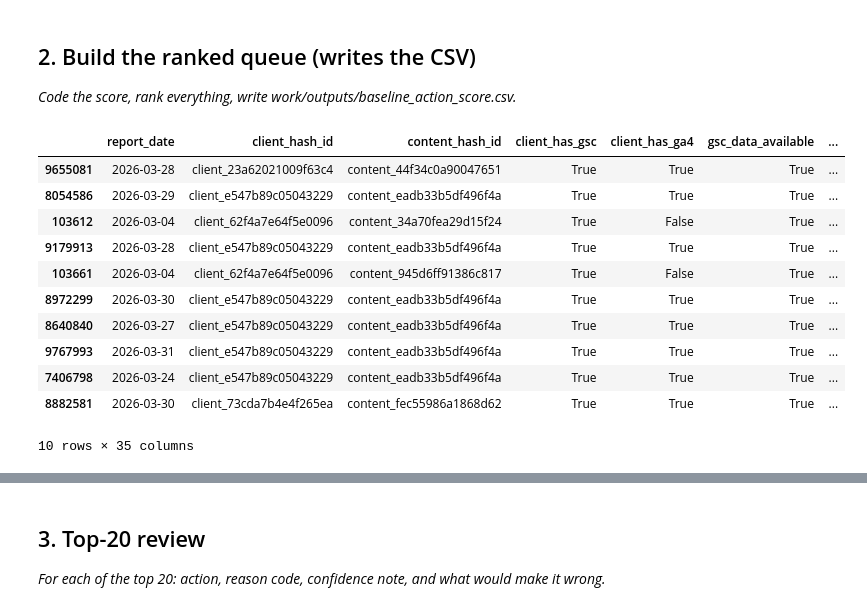
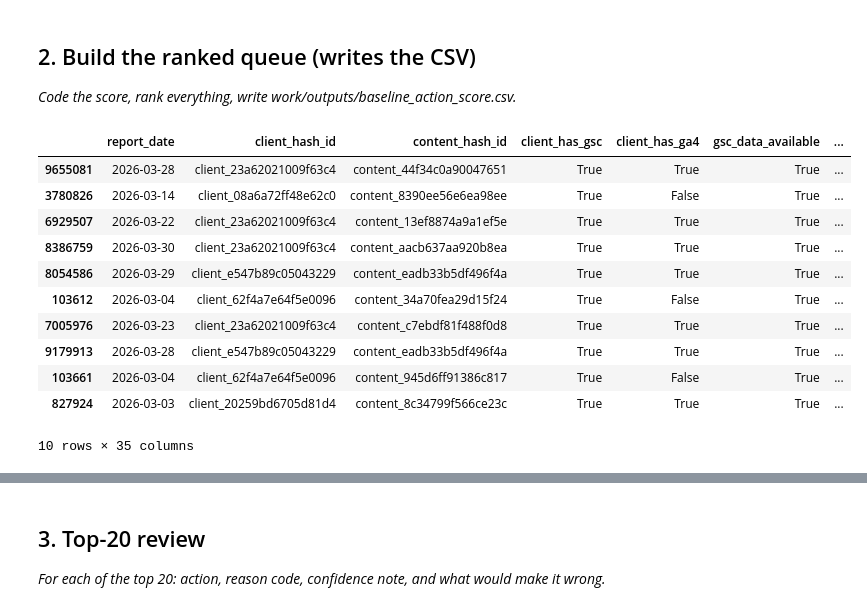
Before and after one commit to hapepaAhmed/my-capstone-project, a Jupyter notebook: work/notebooks/w04_baseline_score.ipynb, the cells around one changed output, grey strips where cells are left out. Drawn from its saved outputs; the diff is of its cells as text; code cells hidden in the pictures.

```diff
--- a/work/notebooks/w04_baseline_score.ipynb
+++ b/work/notebooks/w04_baseline_score.ipynb
@@ -79,52 +78,97 @@ baseline["impressions_norm"] = (
     baseline["gsc_impressions"] - baseline["gsc_impressions"].min()
 ) / (
     baseline["gsc_impressions"].max() - baseline["gsc_impressions"].min()
 )
 
 baseline["position_norm"] = (
     baseline["gsc_avg_position"] - baseline["gsc_avg_position"].min()
 ) / (
     baseline["gsc_avg_position"].max() - baseline["gsc_avg_position"].min()
 )
 
 # Higher impressions + worse position = higher priority
 baseline["baseline_score"] = (
-    baseline["impressions_norm"] * 0.6 +
-    baseline["position_norm"] * 0.4
+    baseline["impressions_norm"] +
+    baseline["position_norm"]
+) / 2
+
+# Reason code
+high_impressions = (
+    baseline["gsc_impressions"] >=
+    baseline["gsc_impressions"].median()
 )
 
-# Reason code
-baseline["reason_code"] = np.where(
-    (baseline["gsc_impressions"] >= baseline["gsc_impressions"].median()) &
-    (baseline["gsc_avg_position"] > baseline["gsc_avg_position"].median()),
-    "HIGH_IMPRESSIONS_LOW_RANK",
-    "LOW_PRIORITY"
+good_position = (
+    baseline["gsc_avg_position"] <=
+    baseline["gsc_avg_position"].median()
 )
 
+poor_position = ~good_position
+
 # Action label
-baseline["action"] = np.where(
-    baseline["reason_code"] == "HIGH_IMPRESSIONS_LOW_RANK",
-    "Optimize Content",
-    "Monitor"
+conditions = [
+
+    high_impressions & poor_position,
+
+    ~high_impressions,
+
+    good_position
+
+]
+
+choices = [
+
+    "HIGH_IMPRESSIONS_LOW_RANK",
+
+    "LOW_IMPRESSIONS",
+
+    "GOOD_POSITION"
+
+]
+
+baseline["reason_code"] = np.select(
+    conditions,
+    choices,
+    default="REVIEW"
 )
 
+action_map = {
+
+    "HIGH_IMPRESSIONS_LOW_RANK":
+        "Optimize Immediately",
+
+    "LOW_IMPRESSIONS":
+        "Monitor",
+
+    "GOOD_POSITION":
+        "Protect Performance",
+
+    "REVIEW":
+        "Manual Review"
+
+}
+
+baseline["action"] = (
+    baseline["reason_code"]
+    .map(action_map)
+)
 # Rank pages
 baseline = baseline.sort_values(
     by="baseline_score",
     ascending=False
 )
 
 baseline.head(10)
 # %% [output]
 |  | report_date | client_hash_id | content_hash_id | client_has_gsc | client_has_ga4 | gsc_data_available | ... |
 | 9655081 | 2026-03-28 | client_23a62021009f63c4 | content_44f34c0a90047651 | True | True | True | ... |
+| 3780826 | 2026-03-14 | client_08a6a72ff48e62c0 | content_8390ee56e6ea98ee | True | False | True | ... |
+| 6929507 | 2026-03-22 | client_23a62021009f63c4 | content_13ef8874a9a1ef5e | True | True | True | ... |
+| 8386759 | 2026-03-30 | client_23a62021009f63c4 | content_aacb637aa920b8ea | True | True | True | ... |
 | 8054586 | 2026-03-29 | client_e547b89c05043229 | content_eadb33b5df496f4a | True | True | True | ... |
 | 103612 | 2026-03-04 | client_62f4a7e64f5e0096 | content_34a70fea29d15f24 | True | False | True | ... |
+| 7005976 | 2026-03-23 | client_23a62021009f63c4 | content_c7ebdf81f488f0d8 | True | True | True | ... |
 | 9179913 | 2026-03-28 | client_e547b89c05043229 | content_eadb33b5df496f4a | True | True | True | ... |
 | 103661 | 2026-03-04 | client_62f4a7e64f5e0096 | content_945d6ff91386c817 | True | False | True | ... |
-| 8972299 | 2026-03-30 | client_e547b89c05043229 | content_eadb33b5df496f4a | True | True | True | ... |
-| 8640840 | 2026-03-27 | client_e547b89c05043229 | content_eadb33b5df496f4a | True | True | True | ... |
-| 9767993 | 2026-03-31 | client_e547b89c05043229 | content_eadb33b5df496f4a | True | True | True | ... |
-| 7406798 | 2026-03-24 | client_e547b89c05043229 | content_eadb33b5df496f4a | True | True | True | ... |
-| 8882581 | 2026-03-30 | client_73cda7b4e4f265ea | content_fec55986a1868d62 | True | True | True | ... |
+| 827924 | 2026-03-03 | client_20259bd6705d81d4 | content_8c34799f566ce23c | True | True | True | ... |
 10 rows × 35 columns
```
Also changed, not shown: parts of 7 cells of this notebook.
